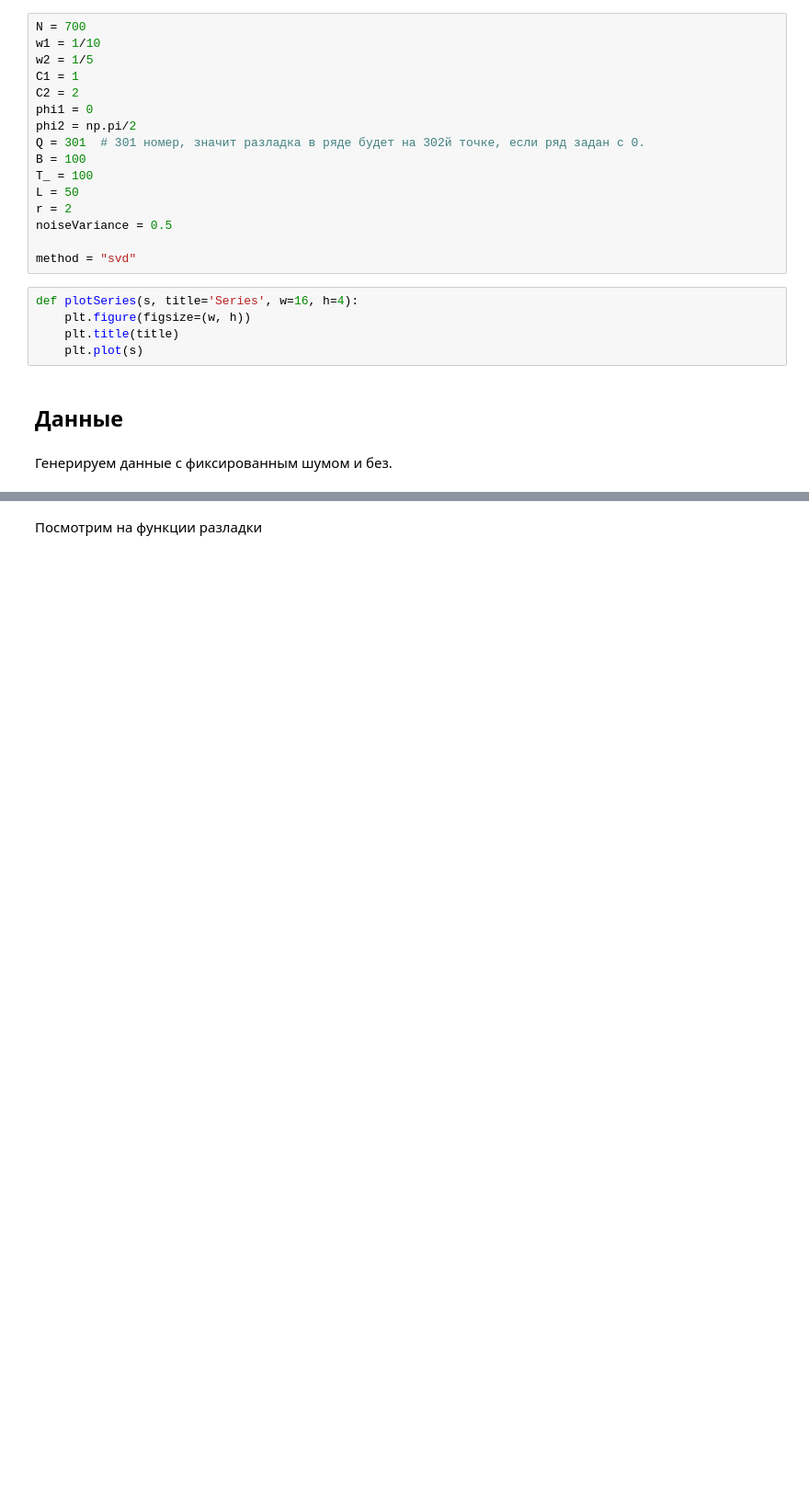
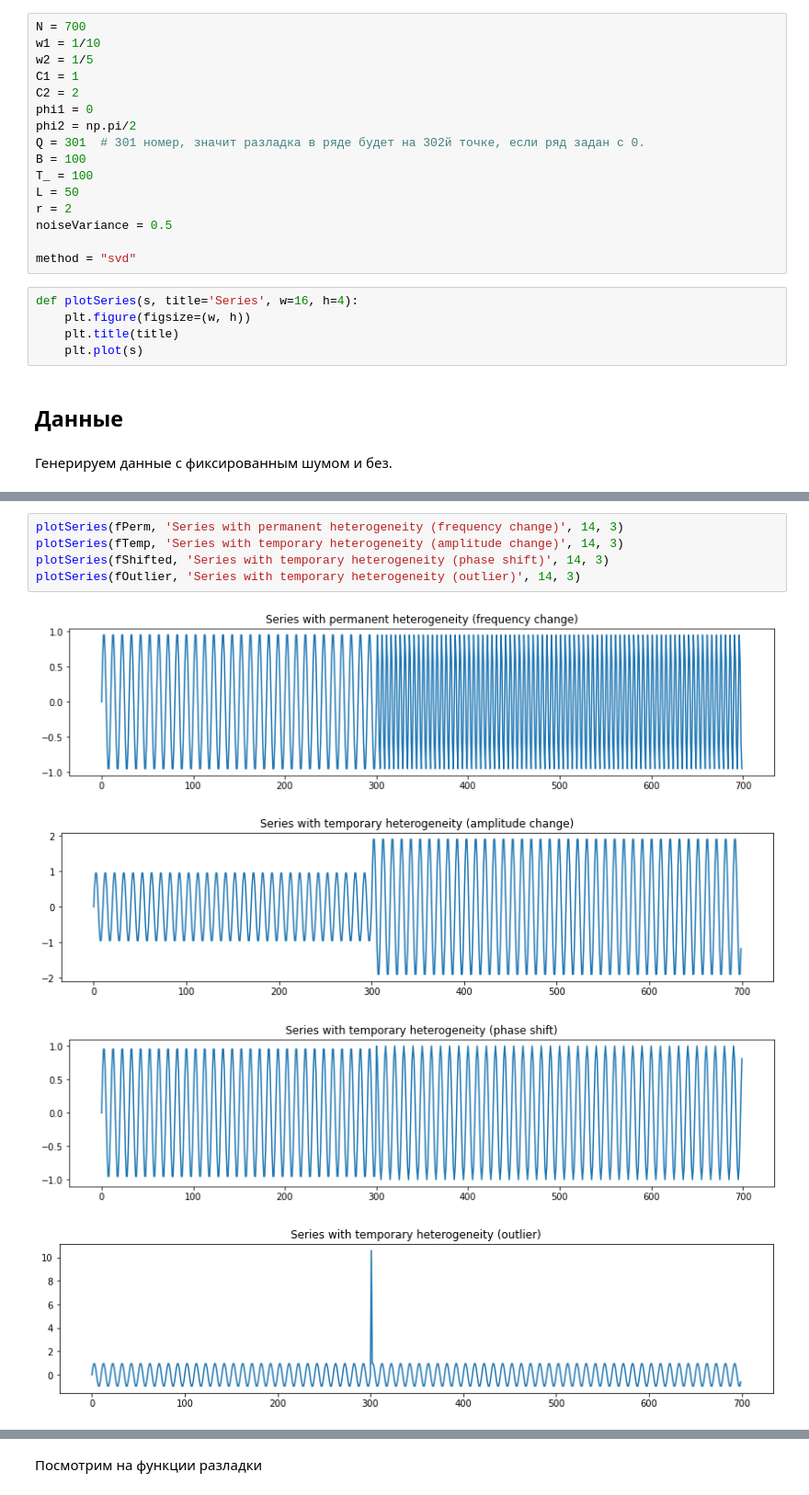
Before and after one commit to Loulaan/researchWork, a Jupyter notebook: heterFuncTestCertain.ipynb, the cells around one changed output, grey strips where cells are left out. Shown at 92% size. Drawn from its saved outputs; the diff is of its cells as text; blank space fills up the shorter version.

```diff
--- a/heterFuncTestCertain.ipynb
+++ b/heterFuncTestCertain.ipynb
@@ -105,0 +100,10 @@ plotSeries(fOutlierNoise, 'fOutlierNoise')
+# %%
+plotSeries(fPerm, 'Series with permanent heterogeneity (frequency change)', 14, 3)
+plotSeries(fTemp, 'Series with temporary heterogeneity (amplitude change)', 14, 3)
+plotSeries(fShifted, 'Series with temporary heterogeneity (phase shift)', 14, 3)
+plotSeries(fOutlier, 'Series with temporary heterogeneity (outlier)', 14, 3)
+# %% [output]
+[figure, added]
+[figure, added]
+[figure, added]
+[figure, added]
```
Also changed, not shown: parts of 5 cells of this notebook, 3 other files.
